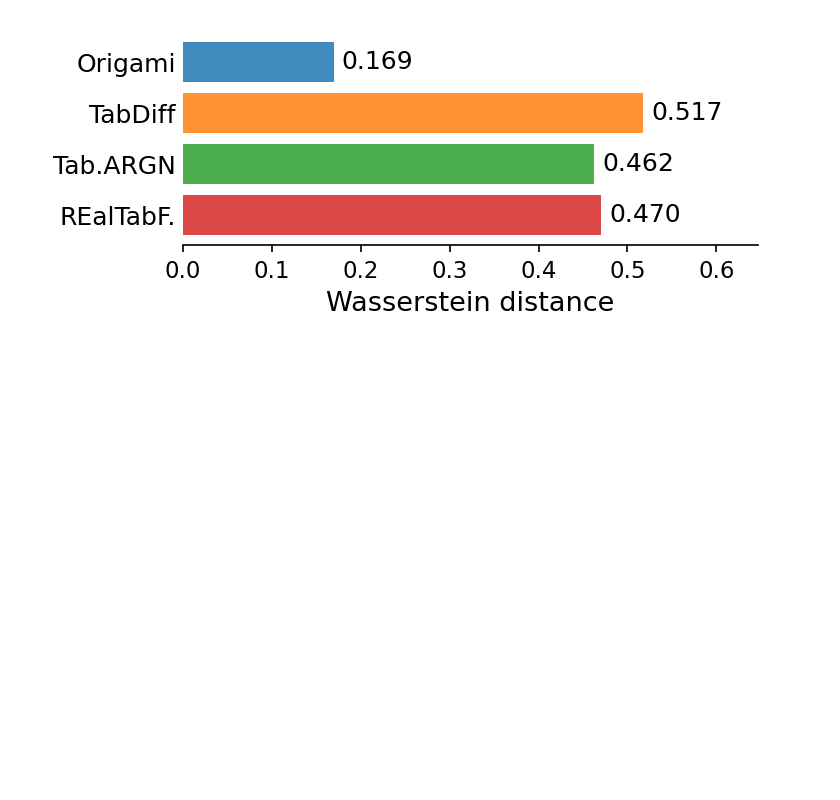
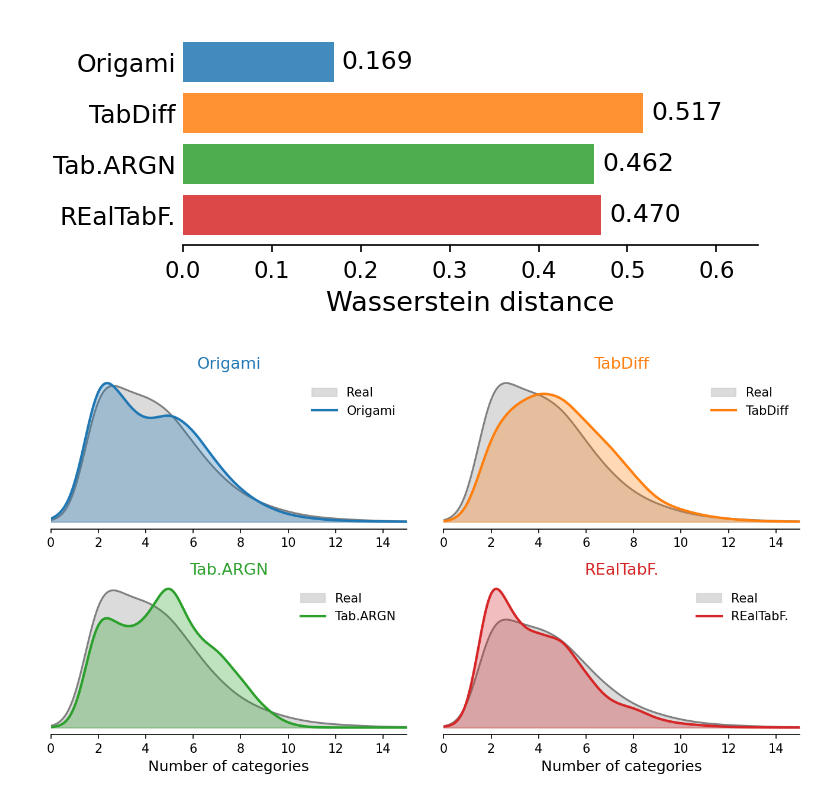
Before and after one commit to rueckstiess/origami-jsynth, a Jupyter notebook: notebooks/yelp_array_length.ipynb, the cells around one changed output. Saved outputs shown, nothing was run; the diff lists cells and outputs as text; code cells hidden in the pictures; blank space fills up the shorter version.

```diff
--- a/notebooks/yelp_array_length.ipynb
+++ b/notebooks/yelp_array_length.ipynb
@@ -102,3 +102,37 @@ plt.savefig("yelp_array_length.png", bbox_inches="tight", dpi=300, transparent=T
 plt.show()
 # %% [output]
 [figure]
+# %%
+from scipy.stats import gaussian_kde
+
+MAX_LEN = 15
+xs = np.linspace(0, MAX_LEN, 300)
+kde_real = gaussian_kde(real_lens, bw_method=0.3)
+
+fig, axes = plt.subplots(2, 2, figsize=(9, 5), dpi=150)
+
+for ax, name in zip(axes.flat, MODEL_ORDER):
+    kde_synth = gaussian_kde(synth_lens[name], bw_method=0.2)
+
+    ax.fill_between(xs, kde_real(xs), color="lightgrey", alpha=0.8, label="Real", zorder=1)
+    ax.plot(xs, kde_real(xs), color="grey", lw=1.5, zorder=2)
+    ax.fill_between(xs, kde_synth(xs), color=COLORS[name], alpha=0.3, zorder=3)
+    ax.plot(xs, kde_synth(xs), color=COLORS[name], lw=2, label=name, zorder=4)
+
+    ax.set_xlim(0, MAX_LEN)
+    ax.set_yticks([])
+    ax.set_title(name, fontsize=13, color=COLORS[name])
+    ax.spines["top"].set_visible(False)
+    ax.spines["right"].set_visible(False)
+    ax.spines["left"].set_visible(False)
+    ax.legend(fontsize=10, frameon=False)
+
+for ax in axes[1]:
+    ax.set_xlabel("Number of categories", fontsize=12)
+
+plt.tight_layout()
+plt.savefig("yelp_array_length_dist.pdf", bbox_inches="tight", dpi=300)
+plt.savefig("yelp_array_length_dist.png", bbox_inches="tight", dpi=300, transparent=True)
+plt.show()
+# %% [output]
+[figure, added]
```
Also changed, not shown: parts of 1 cell of this notebook, 14 other files.
